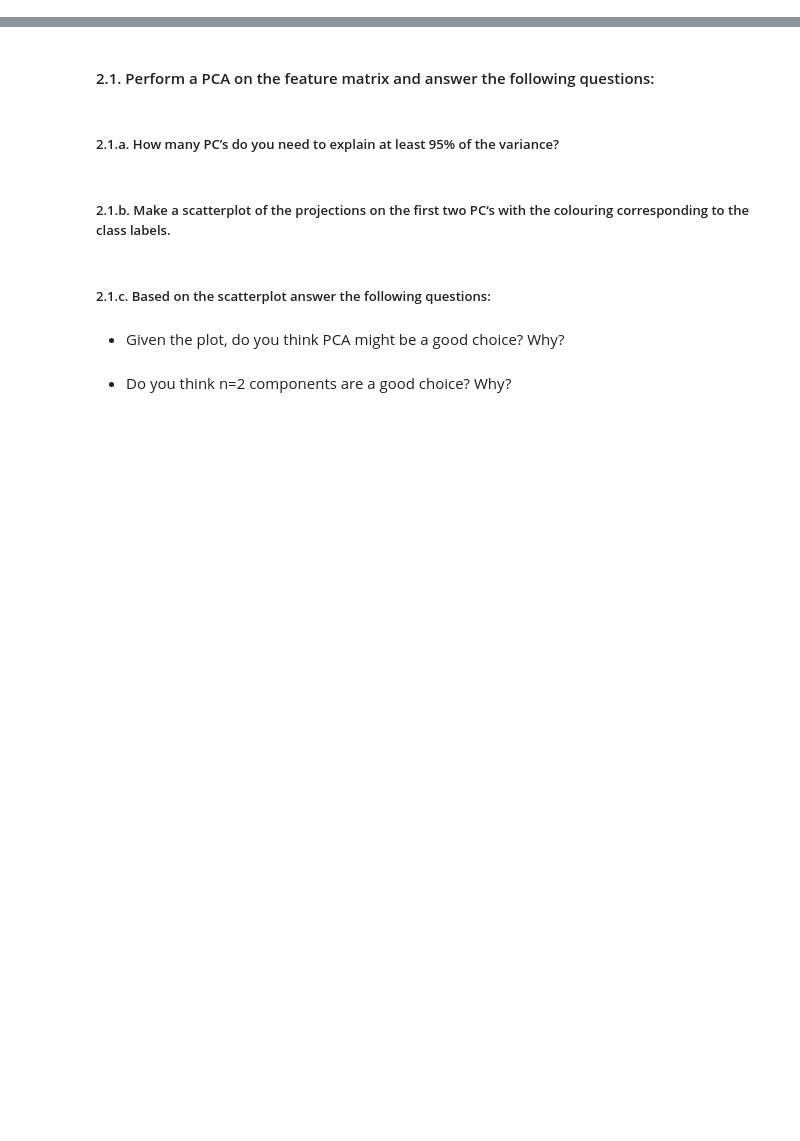
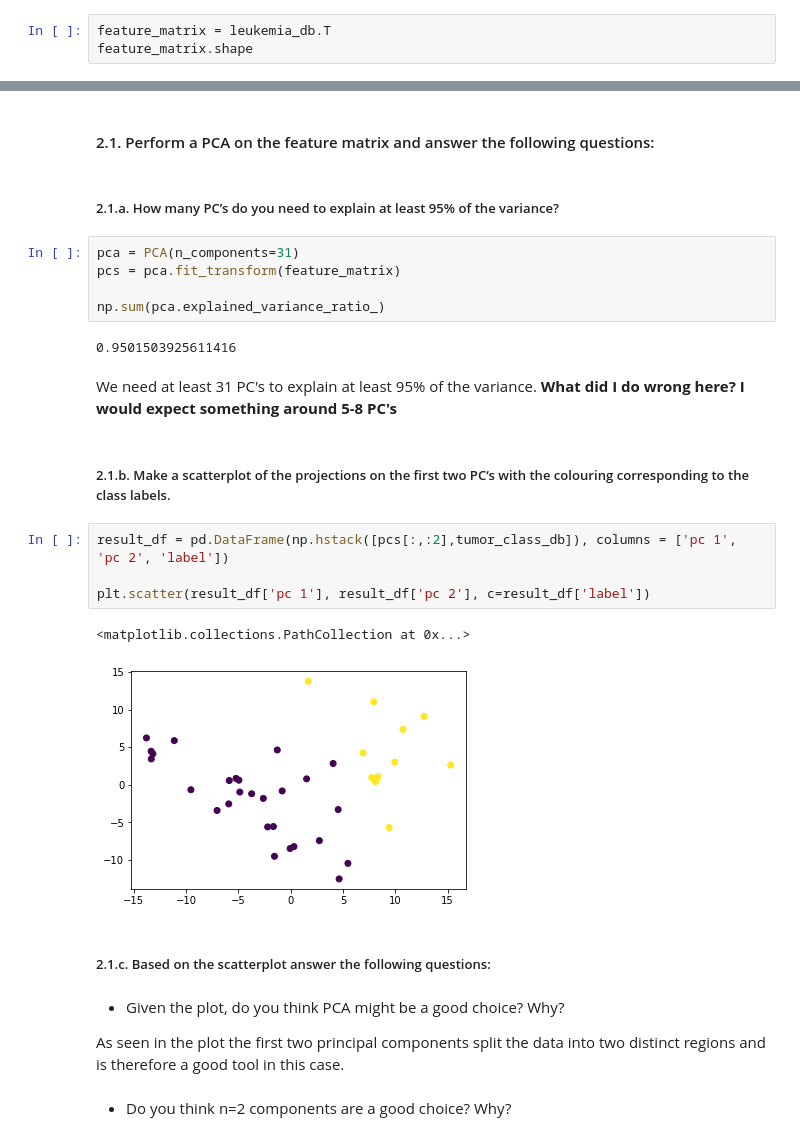
Before and after one commit to FabriceBeaumont/MA-INF_4216_Biomedical_DS_and_AI, a Jupyter notebook: Sheet4/Assignment4_Solutions.ipynb, the cells around one changed output, grey strips where cells are left out. Saved outputs shown, nothing was run; the diff lists cells and outputs as text; blank space fills up the shorter version.

```diff
--- a/Sheet4/Assignment4_Solutions.ipynb
+++ b/Sheet4/Assignment4_Solutions.ipynb
@@ -296,3 +296,6 @@ for linkage in ['single', 'ward']:
 ---
 ### Exercise 2 - PCA
 Using the same leukemia dataset generate the feature matrix (transposed leukemia dataset) and the class labels (`golub.cl.csv`).
+# %%
+feature_matrix = leukemia_db.T
+feature_matrix.shape
@@ -300,11 +305,30 @@ Using the same leukemia dataset generate the feature matrix (transposed leukemia
 #### 2.1. Perform a PCA on the feature matrix and answer the following questions:
 # %% [markdown]
 ##### 2.1.a. How many PC’s do you need to explain at least 95% of the variance?
+# %%
+pca = PCA(n_components=31)
+pcs = pca.fit_transform(feature_matrix)
+
+np.sum(pca.explained_variance_ratio_)
+# %% [output]
+0.9501503925611416
+# %% [markdown]
+We need at least 31 PC's to explain at least 95% of the variance.
+**What did I do wrong here? I would expect something around 5-8 PC's**
 # %% [markdown]
 ##### 2.1.b. Make a scatterplot of the projections on the first two PC‘s with the colouring corresponding to the class labels.
+# %%
+result_df = pd.DataFrame(np.hstack([pcs[:,:2],tumor_class_db]), columns = ['pc 1', 'pc 2', 'label'])
+
+plt.scatter(result_df['pc 1'], result_df['pc 2'], c=result_df['label'])
+# %% [output]
+<matplotlib.collections.PathCollection at 0x...>
+[figure, added]
 # %% [markdown]
 ##### 2.1.c. Based on the scatterplot answer the following questions:
 # %% [markdown]
 - Given the plot, do you think PCA might be a good choice? Why?
+
+As seen in the plot the first two principal components split the data into two distinct regions and is therefore a good tool in this case.
 # %% [markdown]
 - Do you think n=2 components are a good choice? Why?
```
Also changed, not shown: parts of 4 cells of this notebook.
